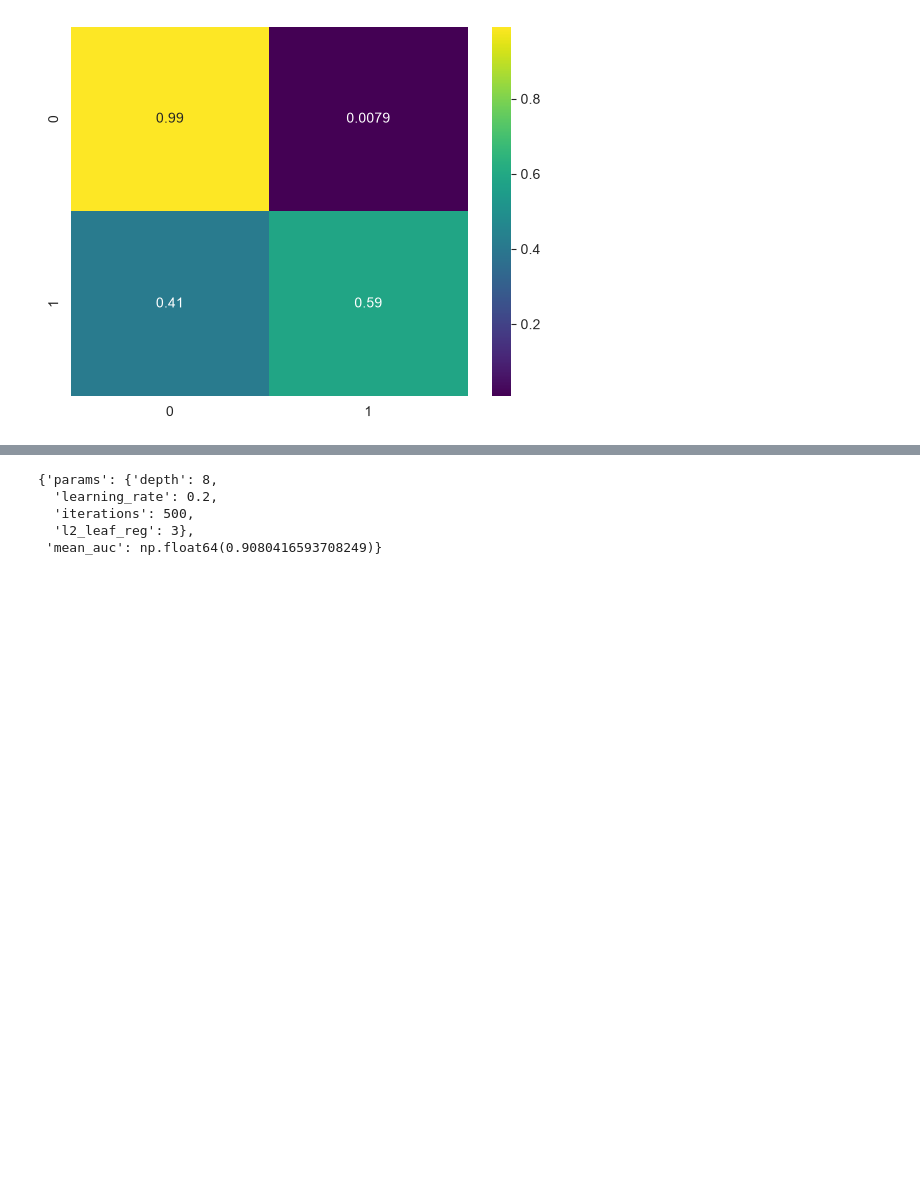
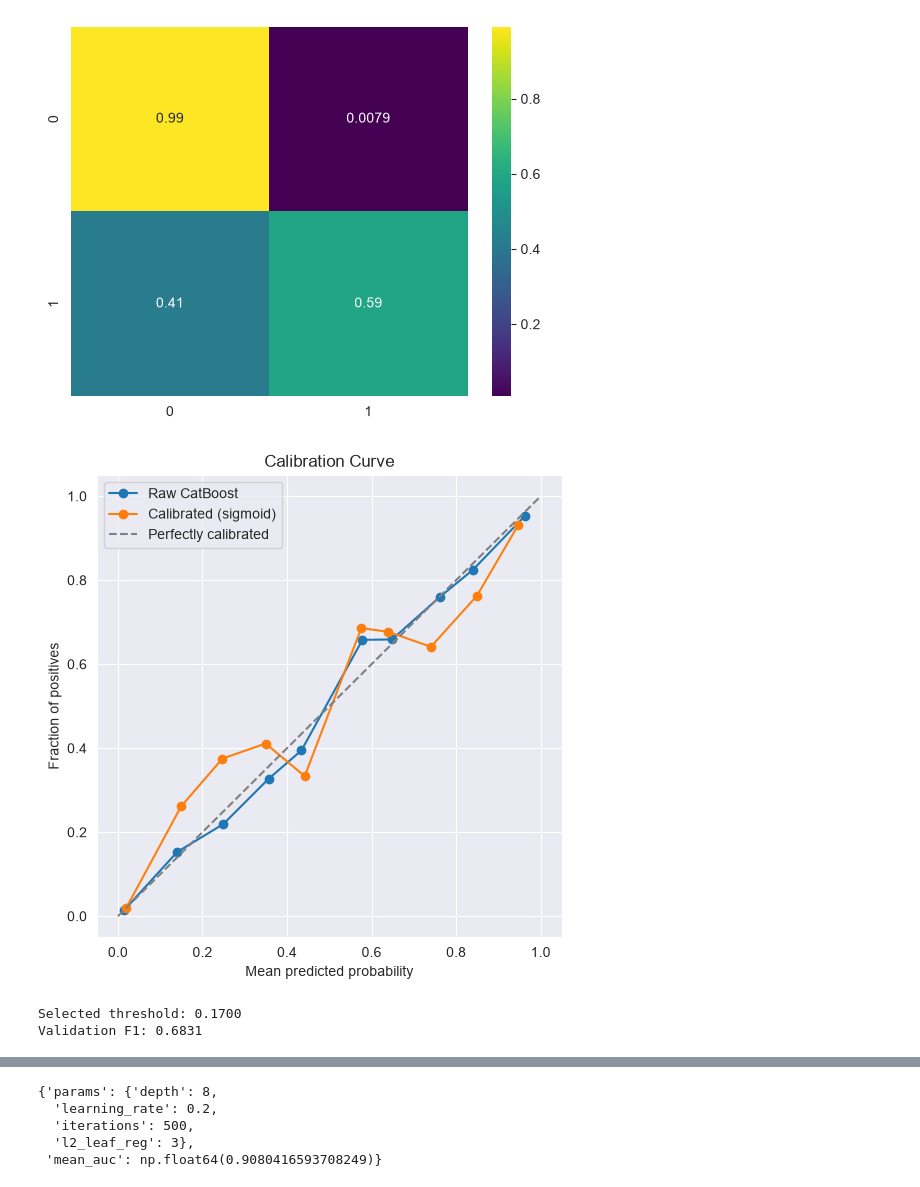
Before and after one commit to maxwhitemet/cambridge_spark_hackathon, a Jupyter notebook: catboost.ipynb, the cells around one changed output, grey strips where cells are left out. Saved outputs shown, nothing was run; the diff lists cells and outputs as text; code cells hidden in the pictures; blank space fills up the shorter version.

Commit message:
added validation testing and threshold

```diff
--- a/catboost.ipynb
+++ b/catboost.ipynb
@@ -75,7 +75,7 @@ cb_model = CatBoostClassifier(verbose=False,random_state=24)
 
 cat_features = X.columns.tolist()
 
-cb_model.fit(X_train, y_train)
+cb_model.fit(X_train, y_train,cat_features=cat_features)
 y_pred = cb_model.predict(X_test)
 y_prob = cb_model.predict_proba(X_test)
 # %%
@@ -99,3 +99,59 @@ sns.heatmap(cm, annot=True,cmap='viridis')
 [figure]
 # %%
 fpr, tpr, thresholds = roc_curve(y_test, y_prob[:,1], pos_label='positive')
+# %%
+from sklearn.calibration import CalibratedClassifierCV, calibration_curve
+from sklearn.frozen import FrozenEstimator
+import matplotlib.pyplot as plt
+
+# Wrap the already-trained model so CalibratedClassifierCV treats it as fixed
+frozen_model = FrozenEstimator(cb_model)
+calibrated_model = CalibratedClassifierCV(frozen_model, method='sigmoid')
+calibrated_model.fit(X_train, y_train)
+
+y_prob_calibrated = calibrated_model.predict_proba(X_test)[:, 1]
+
+# Compare raw vs calibrated probabilities
+prob_true_raw, prob_pred_raw = calibration_curve(y_test, y_prob[:, 1], n_bins=10, pos_label='positive')
+prob_true_cal, prob_pred_cal = calibration_curve(y_test, y_prob_calibrated, n_bins=10, pos_label='positive')
+
+plt.figure(figsize=(6, 6))
+plt.plot(prob_pred_raw, prob_true_raw, marker='o', label='Raw CatBoost')
+plt.plot(prob_pred_cal, prob_true_cal, marker='o', label='Calibrated (sigmoid)')
+plt.plot([0, 1], [0, 1], linestyle='--', color='gray', label='Perfectly calibrated')
+plt.xlabel('Mean predicted probability')
+plt.ylabel('Fraction of positives')
+plt.title('Calibration Curve')
+plt.legend()
+plt.show()
+# %% [output]
+[figure, added]
+# %%
+from sklearn.model_selection import train_test_split
+from sklearn.metrics import f1_score, average_precision_score, roc_auc_score, brier_score_loss
+
+# Carve a validation set out of your existing training data
+X_tr, X_val, y_tr, y_val = train_test_split(
+    X_train, y_train, test_size=0.2, stratify=y_train, random_state=24
+)
+
+# Refit on the smaller train split, calibrate using validation
+cb_model.fit(X_tr, y_tr, cat_features=cat_features)
+frozen_model = FrozenEstimator(cb_model)
+calibrated_model = CalibratedClassifierCV(frozen_model, method='sigmoid')
+calibrated_model.fit(X_val, y_val)
+
+y_prob_val = calibrated_model.predict_proba(X_val)[:, 1]
+
+# Threshold scan: maximize F1 on validation set
+thresholds = np.arange(0.01, 1.0, 0.001)
+f1_scores = [f1_score(y_val, np.where(y_prob_val >= t, 'positive', 'negative'),
+                       pos_label='positive', zero_division=0) for t in thresholds]
+
+best_idx = np.argmax(f1_scores)
+selected_threshold = thresholds[best_idx]
+print(f"Selected threshold: {selected_threshold:.4f}")
+print(f"Validation F1: {f1_scores[best_idx]:.4f}")
+# %% [output]
+Selected threshold: 0.1700
+Validation F1: 0.6831
```
Also changed, not shown: parts of 6 cells of this notebook.
